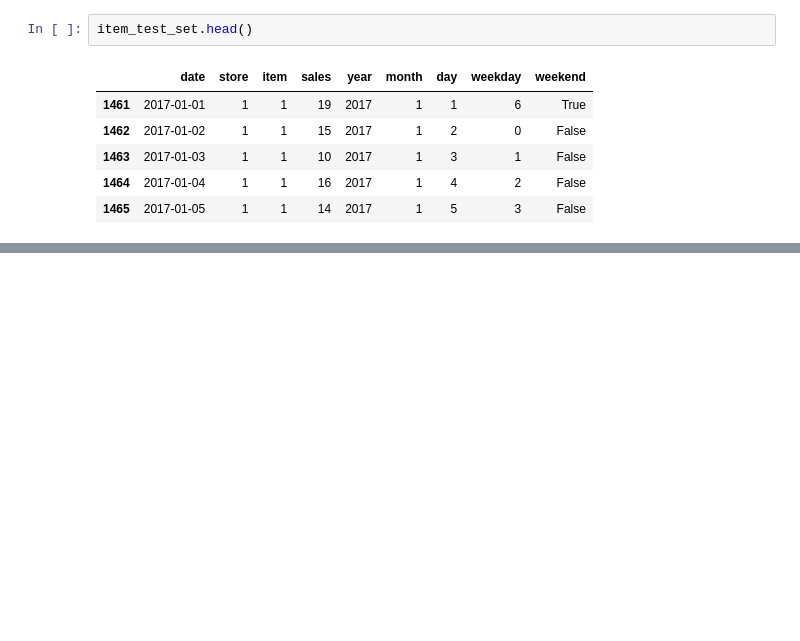
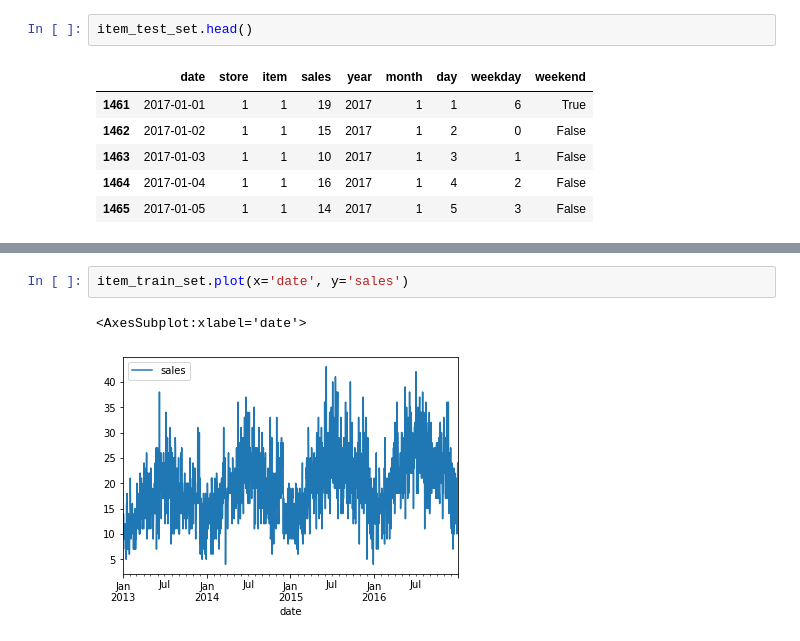
Before and after one commit to rodgdutra/neural_kaggle_store_item, a Jupyter notebook: neural_net.ipynb, the cells around one changed output, grey strips where cells are left out. Drawn from its saved outputs; the diff is of its cells as text; blank space fills up the shorter version.

```diff
--- a/neural_net.ipynb
+++ b/neural_net.ipynb
@@ -80,0 +151,5 @@ item_test_set.head()
+# %%
+item_train_set.plot(x='date', y='sales')
+# %% [output]
+<AxesSubplot:xlabel='date'>
+[figure, added]
```
Also changed, not shown: parts of 23 cells of this notebook, 1 other file.
